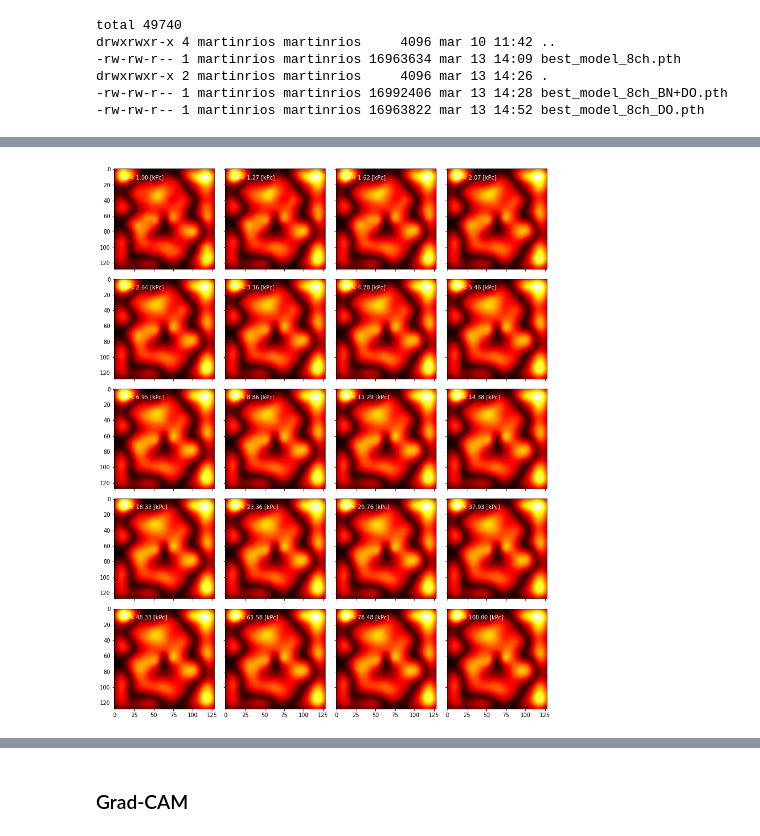
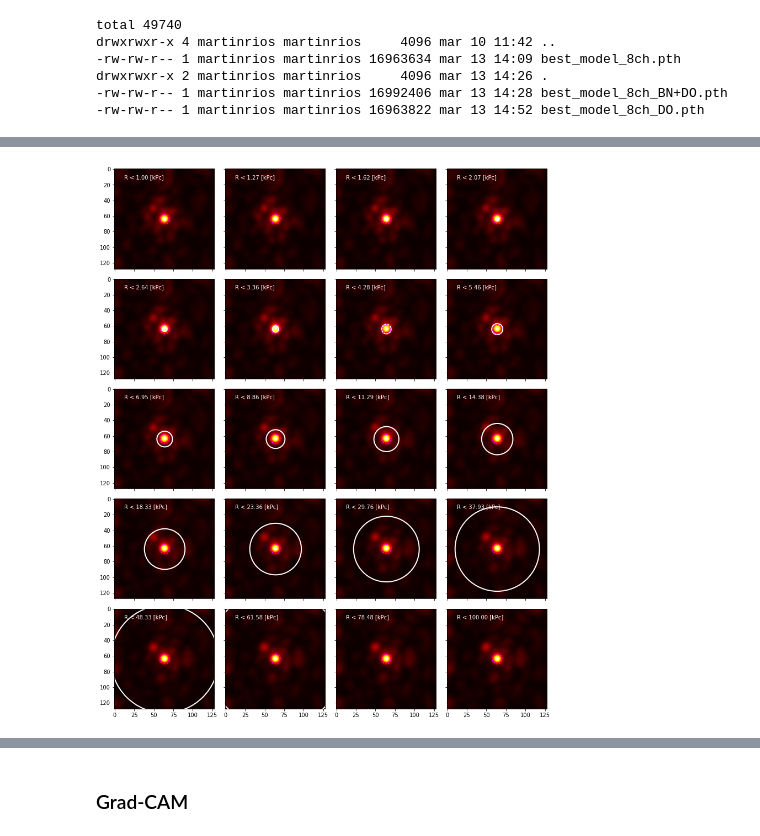
Before and after one commit to Martindelosrios/MaDaMe, a Jupyter notebook: codes/CNNs.ipynb, the cells around one changed output, grey strips where cells are left out. Cells and saved outputs as stored; diff of their text form; code cells hidden in the pictures.

Commit message:
I did some analysis of the saliency maps

```diff
--- a/codes/CNNs.ipynb
+++ b/codes/CNNs.ipynb
@@ -804,6 +826,13 @@ for i in range(test_size):
 # %%
 y_predicted_random = np.random.uniform(0,1, size=(298,20))
 M_pred_random = 10**(y_predicted_random * (max_y - min_y) + min_y)
+# %%
+if len(M_pred_list) > 1:
+    M_pred_list = np.asarray(M_pred_list)
+    M_pred = np.mean(M_pred_list, axis = 0)
+    M_pred_std = np.std(M_pred_list, axis = 0)
+else:
+    M_pred_std = None
 # %%
 i = np.random.randint(len(y_predicted))
 
@@ -966,3 +1003,7 @@ drwxrwxr-x 2 martinrios martinrios     4096 mar 13 14:26 .
 # %%
 model.eval()
 images, _ = next(iter(test_loader))
+# %%
+FoV = 17.2 # Arc minutes
+pix_size_arcsec = 17.2 * (60) / 128 # Pixel size in arcsec
+pix_size_rad = pix_size_arcsec / 3600 * (np.pi / 180) # Pixel size in radians
@@ -968,0 +1028,8 @@ images, _ = next(iter(test_loader))
+# %%
+image = plt.imread(image_name[0])
+fig, ax = plt.subplots(1,1, figsize = (8,8))
+
+ax.imshow(image)
+circulo = patches.Circle((64,64,), int(properties[test_ind[nimg],13] / (properties[test_ind[nimg],17] * 1e3) / pix_size_rad),
+                         edgecolor='magenta', facecolor='none', linewidth=2, linestyle = ':')
+ax.add_patch(circulo)
@@ -969,28 +1039,49 @@ images, _ = next(iter(test_loader))
 # %%
 nimg = 1
 ch = 0
 image = images[nimg].unsqueeze(0)
+noise_levels = np.array([1e-4,1e-3,1e-3,1e-3,1e-3,1e-2,1e-5,1e-7]).reshape(1,8,1,1)
+
+x, y = np.ogrid[:128, :128]
 
 fig, ax = plt.subplots(5,4, figsize = (18,18), sharex = True, sharey = True)
 plt.subplots_adjust(wspace=-0.5, hspace=0.1)
 
+saliency_profile_list = []
 for i in range(5):
     for j in range(4):
 
-        saliency_map = estimate_saliency_map(model, image, radial_bin = i*4+j, noise_levels = np.array([1e-3]).reshape(1,1,1,1),
+        saliency_map = estimate_saliency_map(model, image, radial_bin = i*4+j, noise_levels = noise_levels,
                                  num_perturbations = 20)
+        saliency_profile = []
+        for r in R_bins:
+            # Calcular la máscara circular
+            mask = (x - 64)**2 + (y - 64)**2 <= int(r / (properties[test_ind[nimg],17] * 1e3) / pix_size_rad)**2
 
-        norm_saliency_map = (saliency_map[:,:] - saliency_map[:,:].min()) / (saliency_map[:,:].max() - saliency_map[:,:].min())
+            # Aplicar la máscara a la imagen
+            image_masked = saliency_map[ch, :,:].copy()
+            image_masked[~mask] = 0  # Establecer a 0 los píxeles fuera del círculo
+            saliency_profile.append(np.sum(image_masked) / (4*np.pi/3*(r**3)))
+
+        saliency_profile = np.asarray(saliency_profile)
+        saliency_profile_list.append(saliency_profile)
+        norm_saliency_map = (saliency_map[ch, :,:] - saliency_map[ch, :,:].min()) / (saliency_map[ch, :,:].max() - saliency_map[ch, :,:].min())
 
         smoothed_saliency_map = gaussian_filter(norm_saliency_map, sigma=3)  # Adjust sigma for desired smoothing
 
         ax1 = ax[i,j].imshow(smoothed_saliency_map, cmap='hot')
+        circulo = patches.Circle((64,64,), int(R_bins[i*4+j] / (properties[test_ind[nimg],17] * 1e3) / pix_size_rad), edgecolor='white', facecolor='none', linewidth=2)
+        ax[i,j].add_patch(circulo)
+
+        circulo = patches.Circle((64,64,), int(properties[test_ind[nimg],13] / (properties[test_ind[nimg],17] * 1e3) / pix_size_rad),
+                                 edgecolor='magenta', facecolor='none', linewidth=2, linestyle = ':')
+        ax[i,j].add_patch(circulo)
 
         #ax[i,j].text(0.1,0.8,'MSE = {:.3f}'.format(mean_squared_error(np.log10(M_real[:,i*4+j]), np.log10(M_pred[:,i*4+j]))), transform = ax[i,j].transAxes)
         ax[i,j].text(0.1,0.9,'R < {:.2f} [kPc]'.format(R_bins[i*4+j]), transform = ax[i,j].transAxes, color = 'white')
         ax[i,j].set_xlabel('')
         ax[i,j].set_ylabel('')
 
-plt.savefig('../graphs/SaliencyMaps_' + str(properties[test_ind[nimg],0]) + '_ch_' + str(ch) + '_' + name + '.pdf')
+#plt.savefig('../graphs/SaliencyMaps_' + str(properties[test_ind[nimg],0]) + '_ch_' + str(ch) + '_' + name + '.pdf')
 # %% [output]
-[figure, old version]
+[figure, new version]
```
Also changed, not shown: parts of 18 cells of this notebook.
